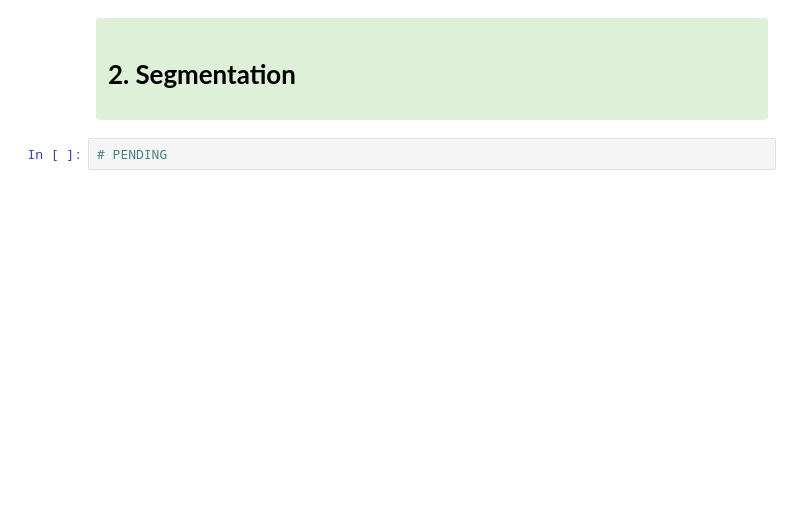
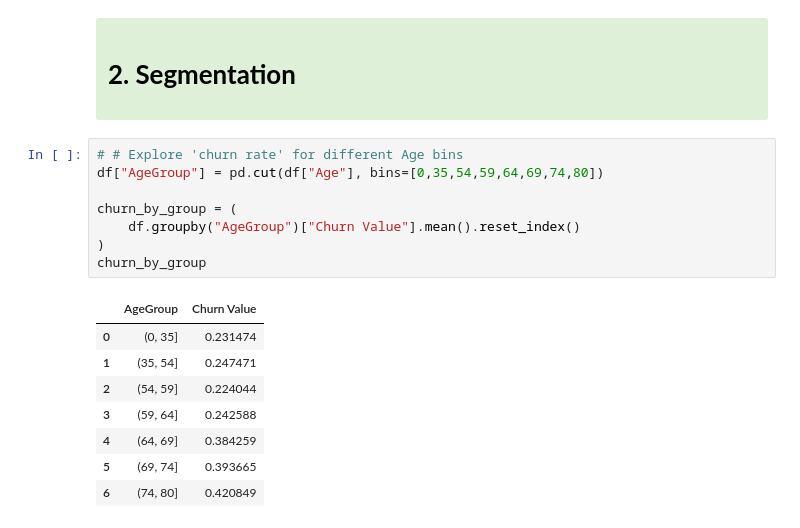
Before and after one commit to pcatarino88/telco_churn, a Jupyter notebook: notebooks/02_eda_and_segmentation.ipynb, the cells around one changed output. Saved outputs shown, nothing was run; the diff lists cells and outputs as text; blank space fills up the shorter version.

```diff
--- a/notebooks/02_eda_and_segmentation.ipynb
+++ b/notebooks/02_eda_and_segmentation.ipynb
@@ -999,5 +1001,20 @@ plt.show()
 
 
 </div>
-# %%
-# PENDING
+# %%
+# # Explore 'churn rate' for different Age bins
+df["AgeGroup"] = pd.cut(df["Age"], bins=[0,35,54,59,64,69,74,80])
+
+churn_by_group = (
+    df.groupby("AgeGroup")["Churn Value"].mean().reset_index()
+)
+churn_by_group
+# %% [output]
+|  | AgeGroup | Churn Value |
+| 0 | (0, 35] | 0.231474 |
+| 1 | (35, 54] | 0.247471 |
+| 2 | (54, 59] | 0.224044 |
+| 3 | (59, 64] | 0.242588 |
+| 4 | (64, 69] | 0.384259 |
+| 5 | (69, 74] | 0.393665 |
+| 6 | (74, 80] | 0.420849 |
```
Also changed, not shown: parts of 22 cells of this notebook, 1 other file.
